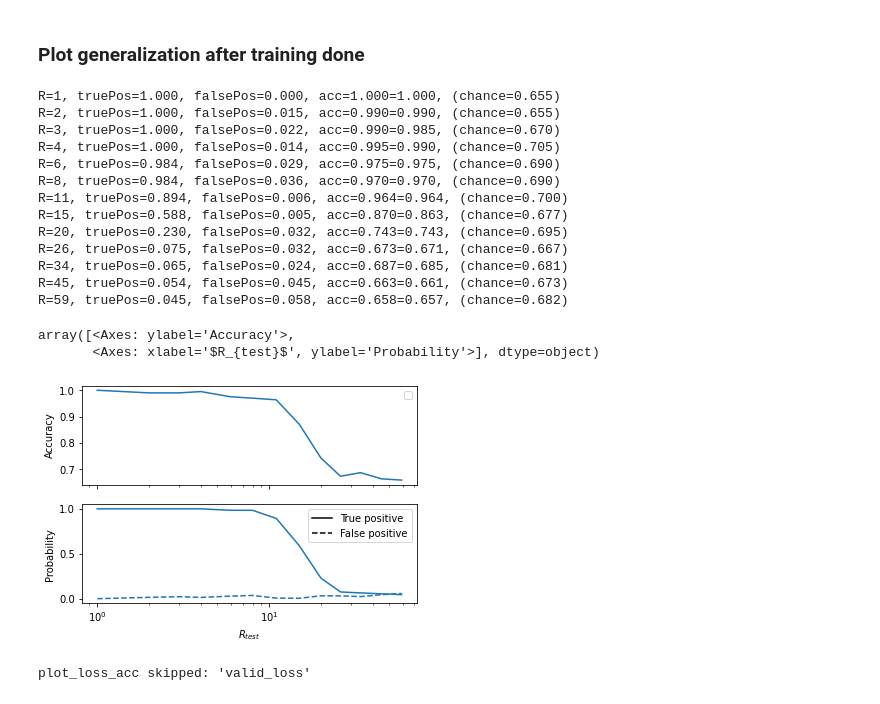
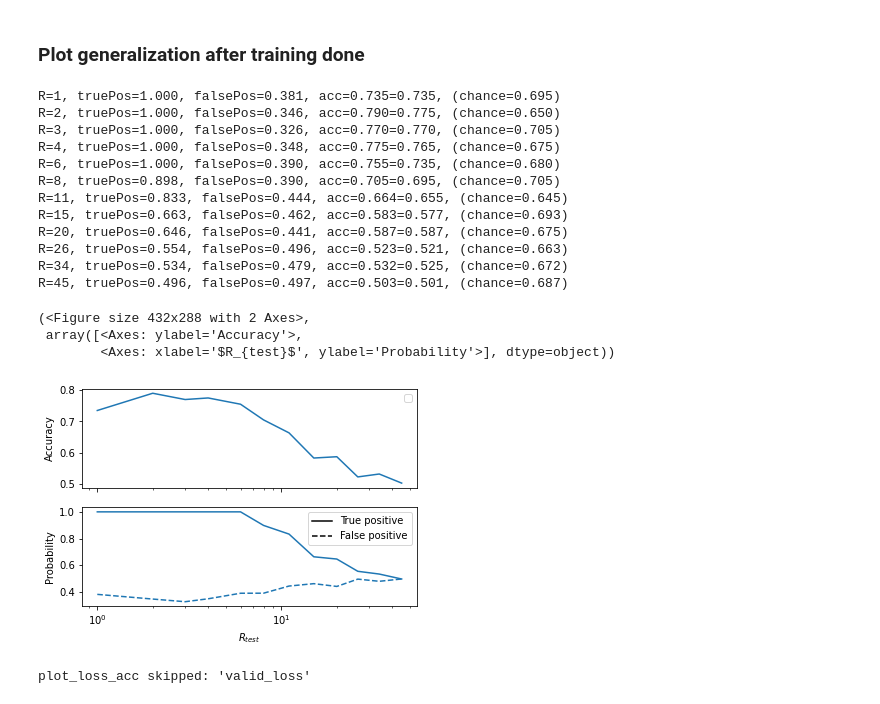
Before and after one commit to RaaghavM/hebbff, a Jupyter notebook: test_hebb_feature.ipynb, the cells around one changed output. Saved outputs shown, nothing was run; the diff lists cells and outputs as text; code cells hidden in the pictures.

```diff
--- a/test_hebb_feature.ipynb
+++ b/test_hebb_feature.ipynb
@@ -56,51 +56,51 @@ P = 0.5 # Probability of repeat
 noMultiRep = True
 
 net = HebbFeatureLayer(init=[d, Nh, Ny], Nx=Nx)
-pretrained_weights = "results/tensor_board_logs_no_freeze_augment_brady/results/HebbFeature_no_freeze_augment_brady_(10).pkl"
+pretrained_weights = "results/tensor_board_logs_no_freeze_augment_rutis/results/HebbFeature_no_freeze_augment_rutis_(4).pkl"
 net.load(pretrained_weights)
 img_dataset = "publish/conv/BradyOliva2008_UniqueObjects_ResNet18.pkl"
 images = torch.load(img_dataset)
 dummyClasses = torch.zeros(images.shape[0],1)
 sampleSpace = TensorDataset(images, dummyClasses)
 generator = GenRecogClassifyData(sampleSpace=sampleSpace)
 
 def generate_recog_data_batch(T,d,R,P,multiRep,batchSize,**kwargs):
     x,y = generator(T, R, P, batchSize, multiRep).tensors
     return TensorDataset(x, y[..., 0:1])
 
 if type(net) == HebbFeatureLayer:
     assert images.shape[1] == Nx # sanity check
 
 gen_data = lambda R: generate_recog_data_batch(T=max(Tmin, R*Tmul),
                                                    d=d,
                                                    R=R,
                                                    P=P,
                                                    softLabels=False,
                                                    interleave=True,
                                                    multiRep=(not noMultiRep),
                                                    batchSize=None,
                                                    xDataVals='+-',
                                                    device='cpu')
 
 testR, testAcc, truePosRate, falsePosRate = get_recog_positive_rates(net, gen_data)
 plot_generalization(testR, testAcc, truePosRate, falsePosRate)
 # %% [output]
-R=1, truePos=1.000, falsePos=0.000, acc=1.000=1.000, (chance=0.655)
-R=2, truePos=1.000, falsePos=0.015, acc=0.990=0.990, (chance=0.655)
-R=3, truePos=1.000, falsePos=0.022, acc=0.990=0.985, (chance=0.670)
-R=4, truePos=1.000, falsePos=0.014, acc=0.995=0.990, (chance=0.705)
-R=6, truePos=0.984, falsePos=0.029, acc=0.975=0.975, (chance=0.690)
-R=8, truePos=0.984, falsePos=0.036, acc=0.970=0.970, (chance=0.690)
-R=11, truePos=0.894, falsePos=0.006, acc=0.964=0.964, (chance=0.700)
-R=15, truePos=0.588, falsePos=0.005, acc=0.870=0.863, (chance=0.677)
-R=20, truePos=0.230, falsePos=0.032, acc=0.743=0.743, (chance=0.695)
-R=26, truePos=0.075, falsePos=0.032, acc=0.673=0.671, (chance=0.667)
-R=34, truePos=0.065, falsePos=0.024, acc=0.687=0.685, (chance=0.681)
-R=45, truePos=0.054, falsePos=0.045, acc=0.663=0.661, (chance=0.673)
-R=59, truePos=0.045, falsePos=0.058, acc=0.658=0.657, (chance=0.682)
+R=1, truePos=1.000, falsePos=0.381, acc=0.735=0.735, (chance=0.695)
+R=2, truePos=1.000, falsePos=0.346, acc=0.790=0.775, (chance=0.650)
+R=3, truePos=1.000, falsePos=0.326, acc=0.770=0.770, (chance=0.705)
+R=4, truePos=1.000, falsePos=0.348, acc=0.775=0.765, (chance=0.675)
+R=6, truePos=1.000, falsePos=0.390, acc=0.755=0.735, (chance=0.680)
+R=8, truePos=0.898, falsePos=0.390, acc=0.705=0.695, (chance=0.705)
+R=11, truePos=0.833, falsePos=0.444, acc=0.664=0.655, (chance=0.645)
+R=15, truePos=0.663, falsePos=0.462, acc=0.583=0.577, (chance=0.693)
+R=20, truePos=0.646, falsePos=0.441, acc=0.587=0.587, (chance=0.675)
+R=26, truePos=0.554, falsePos=0.496, acc=0.523=0.521, (chance=0.663)
+R=34, truePos=0.534, falsePos=0.479, acc=0.532=0.525, (chance=0.672)
+R=45, truePos=0.496, falsePos=0.497, acc=0.503=0.501, (chance=0.687)
-array([<Axes: ylabel='Accuracy'>,
-       <Axes: xlabel='$R_{test}$', ylabel='Probability'>], dtype=object)
+(<Figure size 432x288 with 2 Axes>,
+ array([<Axes: ylabel='Accuracy'>,
+        <Axes: xlabel='$R_{test}$', ylabel='Probability'>], dtype=object))
-[figure, old version]
+[figure, new version]
 # %%
 import plotting
 
```
Also changed, not shown: parts of 5 cells of this notebook, 7 other files.
